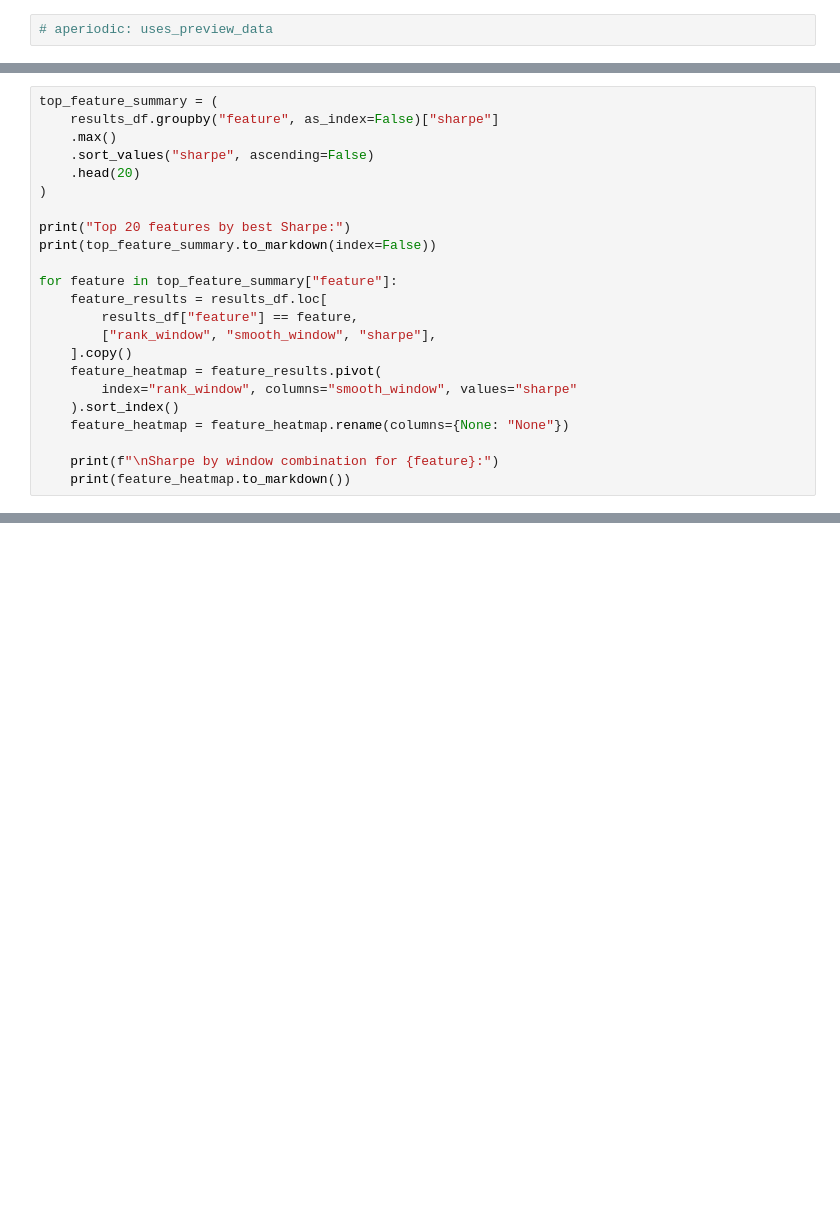
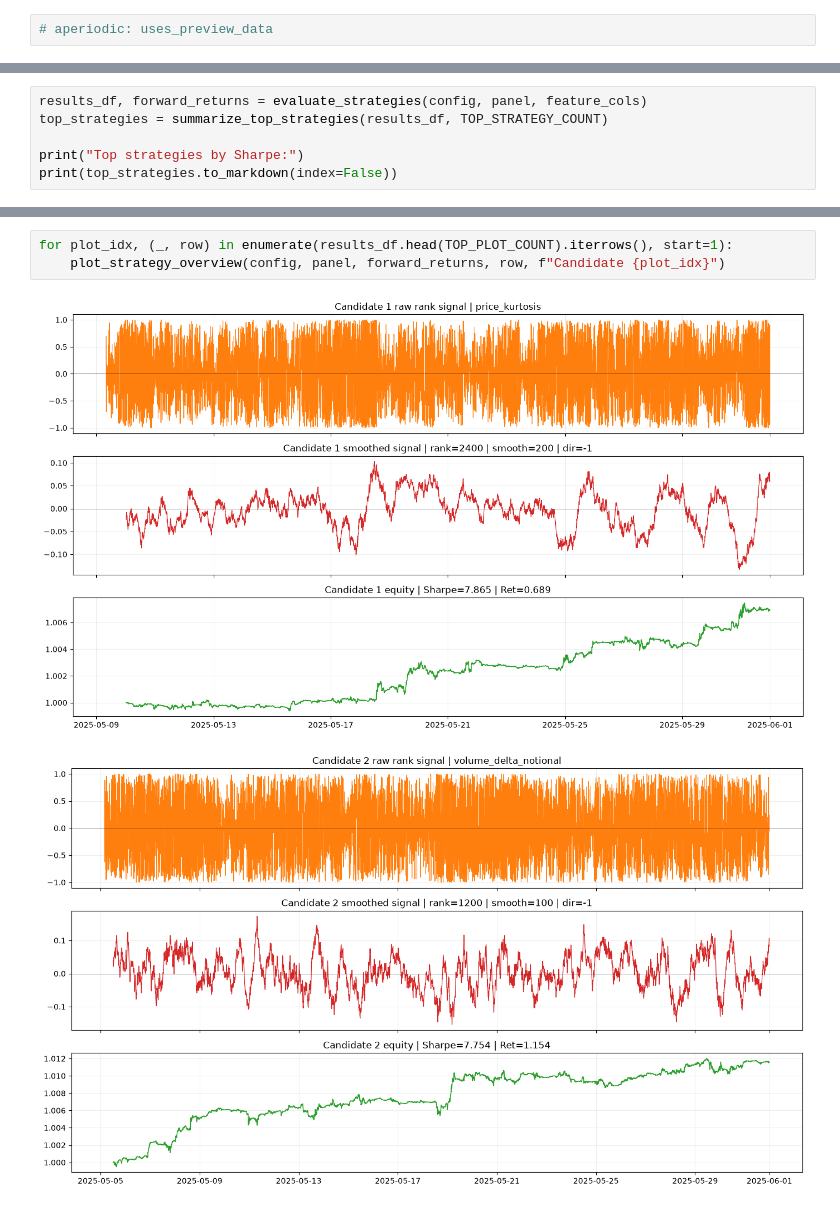
Before and after one commit to aperiodic-io/notebooks, a Jupyter notebook: notebooks/alpha-discovery.ipynb, the cells around one changed output, grey strips where cells are left out. Cells and saved outputs as stored; diff of their text form; blank space fills up the shorter version.

```diff
--- a/notebooks/alpha-discovery.ipynb
+++ b/notebooks/alpha-discovery.ipynb
@@ -449,24 +592,7 @@ plt.show()
 # %%
-top_feature_summary = (
-    results_df.groupby("feature", as_index=False)["sharpe"]
-    .max()
-    .sort_values("sharpe", ascending=False)
-    .head(20)
-)
+results_df, forward_returns = evaluate_strategies(config, panel, feature_cols)
+top_strategies = summarize_top_strategies(results_df, TOP_STRATEGY_COUNT)
 
-print("Top 20 features by best Sharpe:")
-print(top_feature_summary.to_markdown(index=False))
-
-for feature in top_feature_summary["feature"]:
-    feature_results = results_df.loc[
-        results_df["feature"] == feature,
-        ["rank_window", "smooth_window", "sharpe"],
-    ].copy()
-    feature_heatmap = feature_results.pivot(
-        index="rank_window", columns="smooth_window", values="sharpe"
-    ).sort_index()
-    feature_heatmap = feature_heatmap.rename(columns={None: "None"})
-
-    print(f"\nSharpe by window combination for {feature}:")
-    print(feature_heatmap.to_markdown())
+print("Top strategies by Sharpe:")
+print(top_strategies.to_markdown(index=False))
 # %% [output]
@@ -489,0 +619,6 @@ Top 20 features by best Sharpe:
+# %%
+for plot_idx, (_, row) in enumerate(results_df.head(TOP_PLOT_COUNT).iterrows(), start=1):
+    plot_strategy_overview(config, panel, forward_returns, row, f"Candidate {plot_idx}")
+# %% [output]
+[figure, added]
+[figure, added]
```
Also changed, not shown: parts of 24 cells of this notebook, 3 other files.
